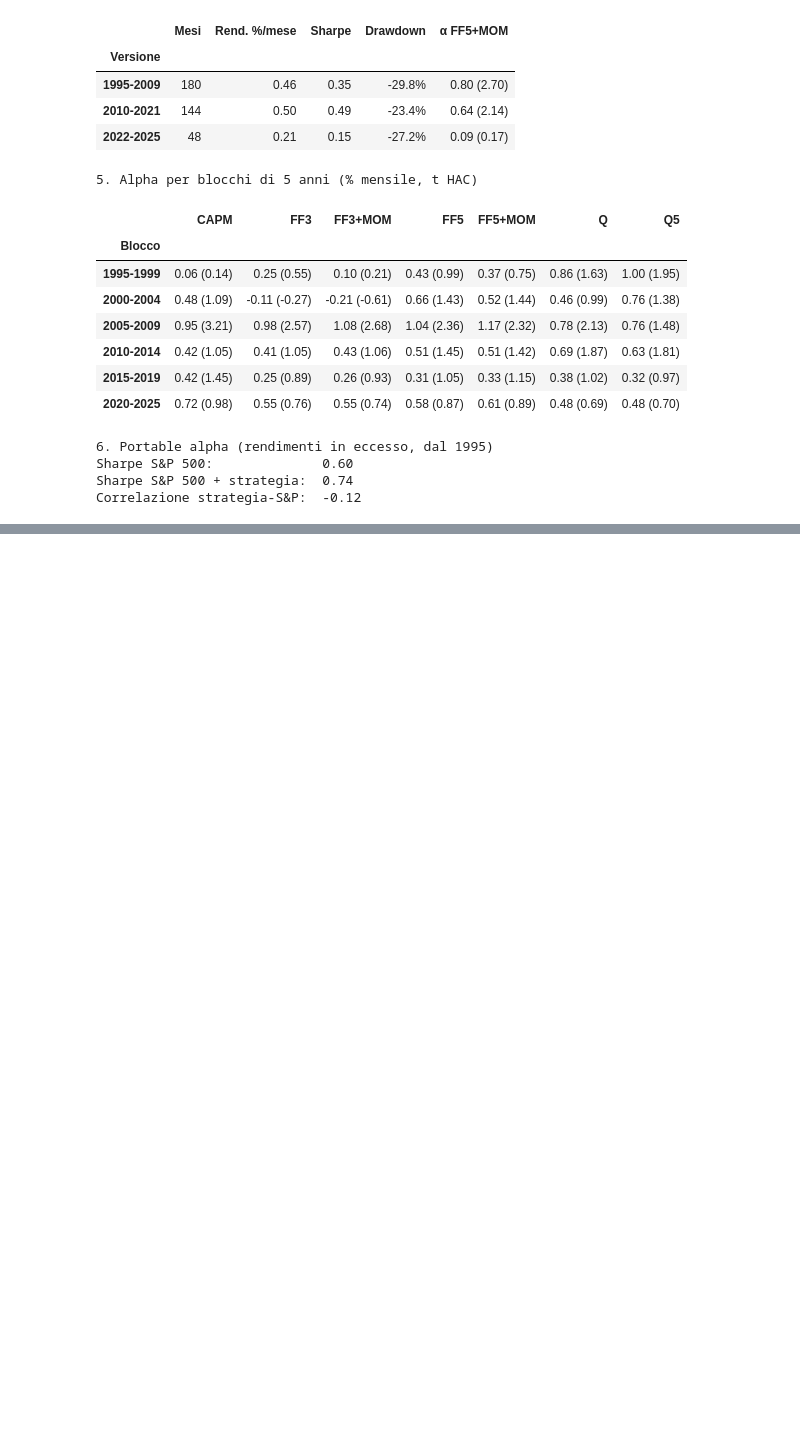
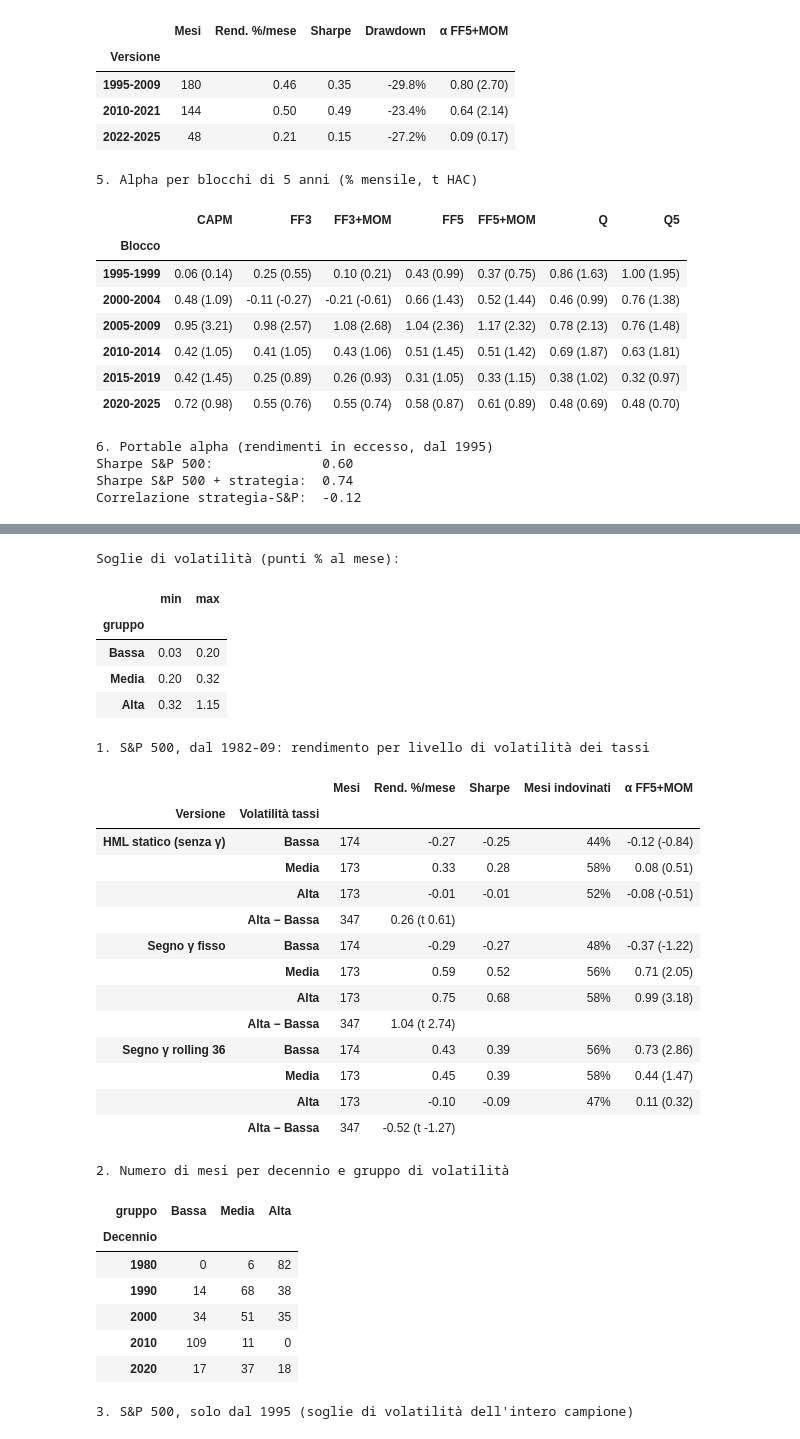
Before and after one commit to luigidimonte/AppliedInvestments, a Jupyter notebook: 02_strategia_value_growth.ipynb, the cells around one changed output, grey strips where cells are left out. Cells and saved outputs as stored; diff of their text form; code cells hidden in the pictures; blank space fills up the shorter version.

```diff
--- a/02_strategia_value_growth.ipynb
+++ b/02_strategia_value_growth.ipynb
@@ -1258,0 +1557,80 @@ Correlazione strategia-S&P:  -0.12
+# %%
+# ---------- volatilità del tasso a 2 anni nei 12 mesi precedenti (nota al momento della formazione) ----------
+dgs2 = a_periodi(fred("DGS2"))
+vol2 = dgs2.diff().rolling(12).std()
+vol2.index = vol2.index + 1            # indice = mese di detenzione: usa solo dati fino al mese prima
+
+U = "S&P 500"
+VERS = ["HML statico (senza γ)", "Segno γ fisso", "Segno γ rolling 36"]
+GRUPPI = ["Bassa", "Media", "Alta"]
+
+d_v = pd.concat({v: SERIE_FIN[(U, v)][0] for v in VERS}, axis=1)
+d_v["vol"] = vol2
+d_v = d_v.dropna()
+d_v["gruppo"] = pd.qcut(d_v["vol"], 3, labels=GRUPPI)
+soglie = d_v.groupby("gruppo", observed=True)["vol"].agg(["min", "max"])
+print("Soglie di volatilità (punti % al mese):")
+display(soglie.round(2))
+
+def tabella_vol(dati, titolo):
+    righe = []
+    for v in VERS:
+        for gname in GRUPPI:
+            r = dati.loc[dati["gruppo"] == gname, v]
+            if len(r) < 24:
+                continue
+            a, t = alpha_mod(r, MODELLI_FATT["FF5+MOM"])
+            righe.append({"Versione": v, "Volatilità tassi": gname, "Mesi": len(r),
+                          "Rend. %/mese": f"{r.mean()*100:.2f}", "Sharpe": f"{sharpe(r):.2f}",
+                          "Mesi indovinati": f"{(r > 0).mean()*100:.0f}%",
+                          "α FF5+MOM": f"{a*100:.2f} ({t:.2f})"})
+        # differenza di rendimento alta - bassa volatilità (t HAC)
+        x = dati[dati["gruppo"].isin(["Bassa", "Alta"])]
+        dummy = (x["gruppo"] == "Alta").astype(float).rename("alta")
+        fit = sm.OLS(x[v], sm.add_constant(dummy)).fit(cov_type="HAC", cov_kwds={"maxlags": LAG_HAC})
+        righe.append({"Versione": v, "Volatilità tassi": "Alta − Bassa", "Mesi": len(x),
+                      "Rend. %/mese": f"{fit.params['alta']*100:.2f} (t {fit.tvalues['alta']:.2f})"})
+    print(f"\n{titolo}")
+    display(pd.DataFrame(righe).set_index(["Versione", "Volatilità tassi"]).fillna(""))
+
+# ---------- 1. tutto il campione ----------
+tabella_vol(d_v, f"1. {U}, dal {d_v.index.min()}: rendimento per livello di volatilità dei tassi")
+
+# ---------- 2. dove cadono i mesi ad alta volatilità ----------
+print("\n2. Numero di mesi per decennio e gruppo di volatilità")
+display(pd.crosstab((d_v.index.year // 10) * 10, d_v["gruppo"]).rename_axis("Decennio"))
+
+# ---------- 3. stesso test senza 1982-1994 (stesse soglie) ----------
+tabella_vol(d_v[d_v.index >= pd.Period("1995-01", "M")],
+            f"3. {U}, solo dal 1995 (soglie di volatilità dell'intero campione)")
+# %% [output]
+Soglie di volatilità (punti % al mese):
+|  | min | max |
+| gruppo |  |  |
+| Bassa | 0.03 | 0.20 |
+| Media | 0.20 | 0.32 |
+| Alta | 0.32 | 1.15 |
+1. S&P 500, dal 1982-09: rendimento per livello di volatilità dei tassi
+|  |  | Mesi | Rend. %/mese | Sharpe | Mesi indovinati | α FF5+MOM |
+| Versione | Volatilità tassi |  |  |  |  |  |
+| HML statico (senza γ) | Bassa | 174 | -0.27 | -0.25 | 44% | -0.12 (-0.84) |
+|  | Media | 173 | 0.33 | 0.28 | 58% | 0.08 (0.51) |
+|  | Alta | 173 | -0.01 | -0.01 | 52% | -0.08 (-0.51) |
+|  | Alta − Bassa | 347 | 0.26 (t 0.61) |  |  |  |
+| Segno γ fisso | Bassa | 174 | -0.29 | -0.27 | 48% | -0.37 (-1.22) |
+|  | Media | 173 | 0.59 | 0.52 | 56% | 0.71 (2.05) |
+|  | Alta | 173 | 0.75 | 0.68 | 58% | 0.99 (3.18) |
+|  | Alta − Bassa | 347 | 1.04 (t 2.74) |  |  |  |
+| Segno γ rolling 36 | Bassa | 174 | 0.43 | 0.39 | 56% | 0.73 (2.86) |
+|  | Media | 173 | 0.45 | 0.39 | 58% | 0.44 (1.47) |
+|  | Alta | 173 | -0.10 | -0.09 | 47% | 0.11 (0.32) |
+|  | Alta − Bassa | 347 | -0.52 (t -1.27) |  |  |  |
+2. Numero di mesi per decennio e gruppo di volatilità
+| gruppo | Bassa | Media | Alta |
+| Decennio |  |  |  |
+| 1980 | 0 | 6 | 82 |
+| 1990 | 14 | 68 | 38 |
+| 2000 | 34 | 51 | 35 |
+| 2010 | 109 | 11 | 0 |
+| 2020 | 17 | 37 | 18 |
+3. S&P 500, solo dal 1995 (soglie di volatilità dell'intero campione)
```
Also changed, not shown: parts of 8 cells of this notebook.
